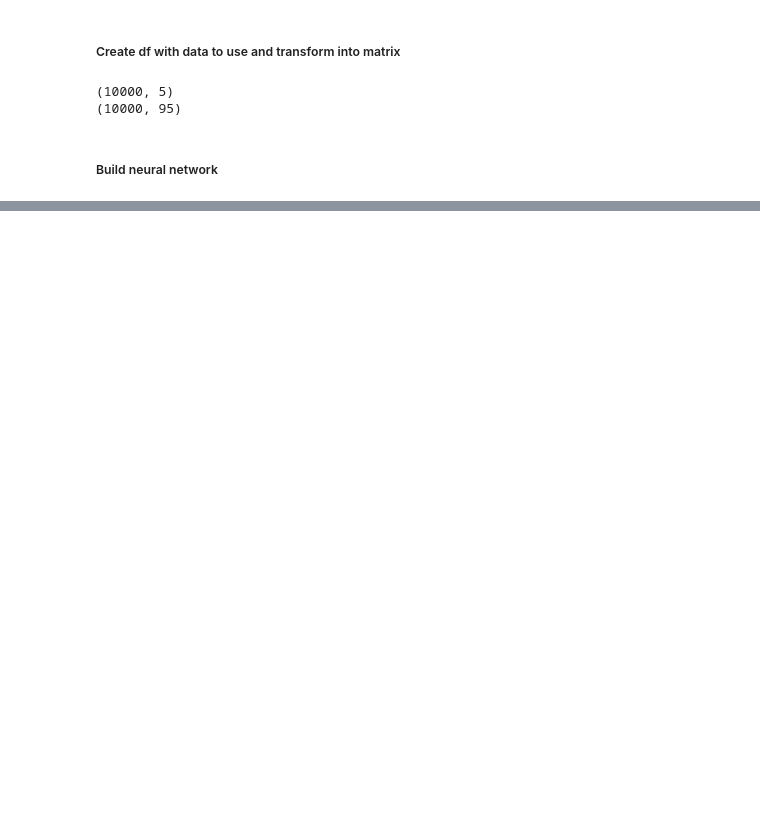
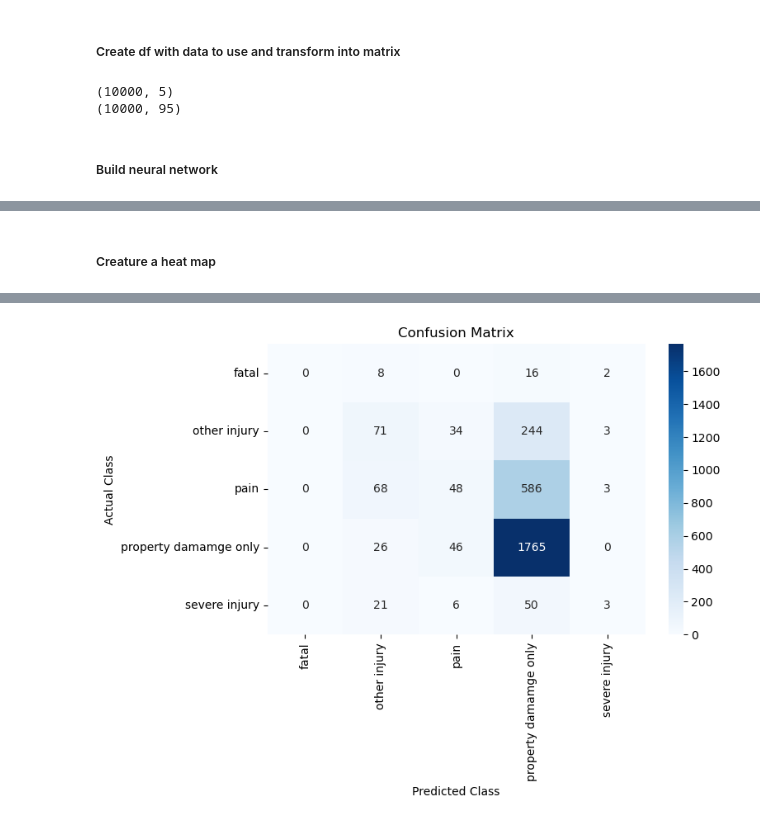
Before and after one commit to MiaDel/Data-Processing-Final-Project, a Jupyter notebook: final_project_notebook.ipynb, the cells around one changed output, grey strips where cells are left out. Saved outputs shown, nothing was run; the diff lists cells and outputs as text; code cells hidden in the pictures; blank space fills up the shorter version.

```diff
--- a/final_project_notebook.ipynb
+++ b/final_project_notebook.ipynb
@@ -385,0 +282,27 @@ Test accuracy: 0.624
+# %% [markdown]
+##### Creature a heat map
+# %%
+
+# Convert one-hot encoded y_test to class labels
+y_true = tf.argmax(y_test, axis=1).numpy()
+
+# Get predictions from the model and convert to class labels
+y_pred_probs = model.predict(X_test)
+y_pred = tf.argmax(y_pred_probs, axis=1).numpy()
+
+# reassign class names
+classes = ["fatal", "other injury", "pain", "property damamge only", "severe injury"]
+
+# Compute the confusion matrix
+conf_matrix = confusion_matrix(y_true, y_pred)
+
+# Plot the heatmap
+plt.figure(figsize=(8, 6))
+ax = sns.heatmap(conf_matrix, annot=True, fmt='d', cmap='Blues',
+                 xticklabels=classes, yticklabels=classes)
+ax.set_xlabel('Predicted Class')
+ax.set_ylabel('Actual Class')
+ax.set_title('Confusion Matrix')
+plt.tight_layout()
+plt.show()
+# %% [output]
@@ -385,0 +310 @@ Test accuracy: 0.624
+[figure, added]
```
Also changed, not shown: parts of 19 cells of this notebook, 2 other files.
